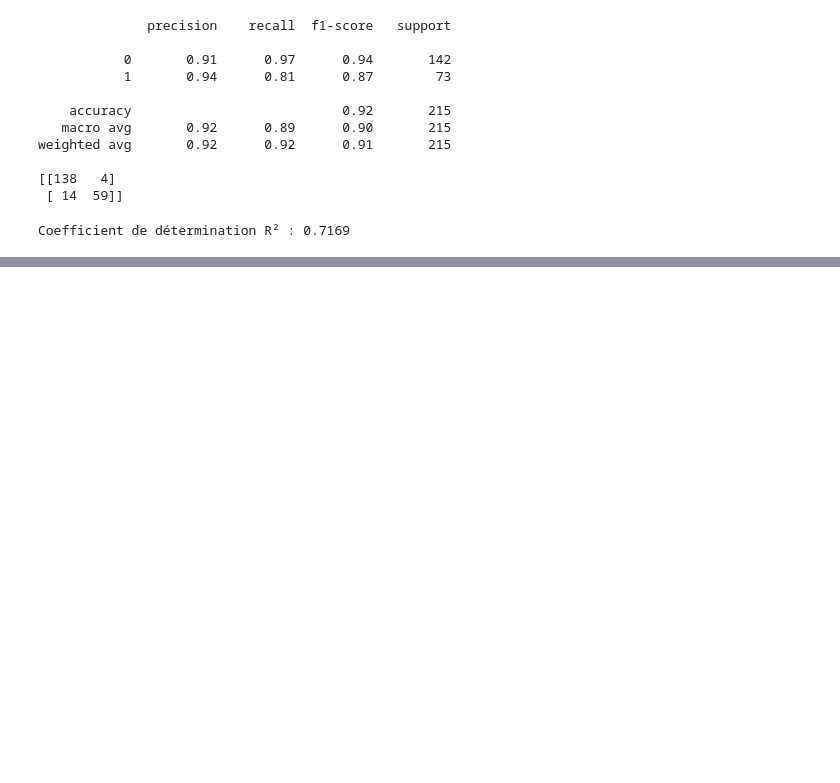
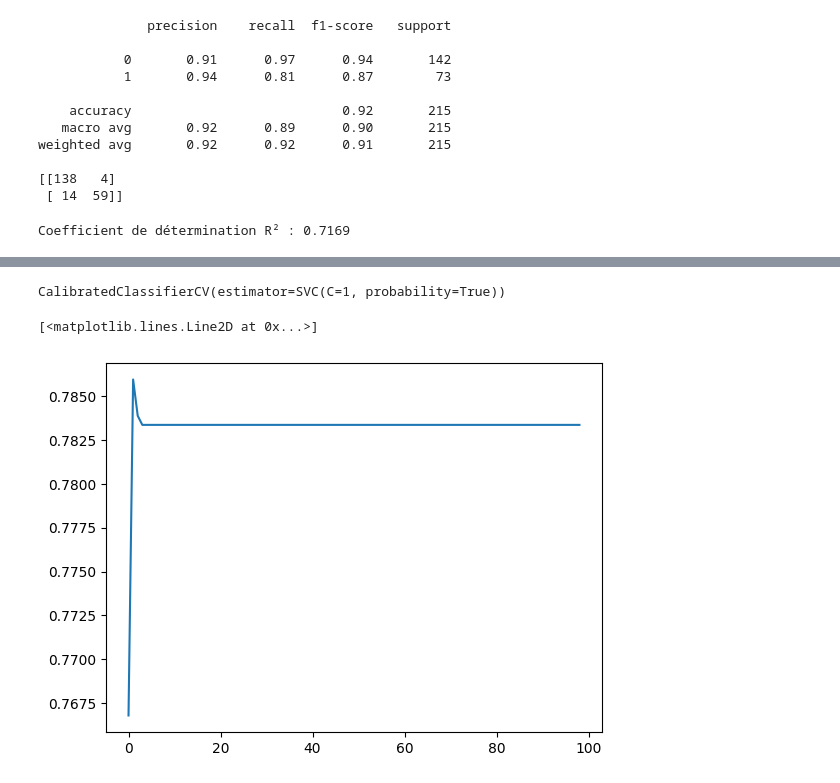
Before and after one commit to leabchouty/data-IA-projet, a Jupyter notebook: projet_data_alzheimer.ipynb, the cells around one changed output, grey strips where cells are left out. Cells and saved outputs as stored; diff of their text form; code cells hidden in the pictures; blank space fills up the shorter version.

```diff
--- a/projet_data_alzheimer.ipynb
+++ b/projet_data_alzheimer.ipynb
@@ -701,0 +749,21 @@ Coefficient de détermination R² : 0.7169
+# %%
+# Importation du modèle pour calibrer les probabilités des prédictions SVM
+from sklearn.calibration import CalibratedClassifierCV
+
+# Calibration du modèle SVM pour obtenir des probabilités plus précises
+model = CalibratedClassifierCV(svm)
+model.fit(x_train, y_train)
+# %% [output]
+CalibratedClassifierCV(estimator=SVC(C=1, probability=True))
+# %%
+# Test de différentes valeurs de C pour voir l'impact sur la précision
+val_score = []
+for k in range(1, 100):
+    score = cross_val_score(SVC(C=k, gamma=0.1), x_train, y_train, cv=5).mean()
+    val_score.append(score)
+
+# Affichage du graphe des scores selon la valeur de C
+plt.plot(val_score)
+# %% [output]
+[<matplotlib.lines.Line2D at 0x...>]
+[figure, added]
```
Also changed, not shown: parts of 4 cells of this notebook.
